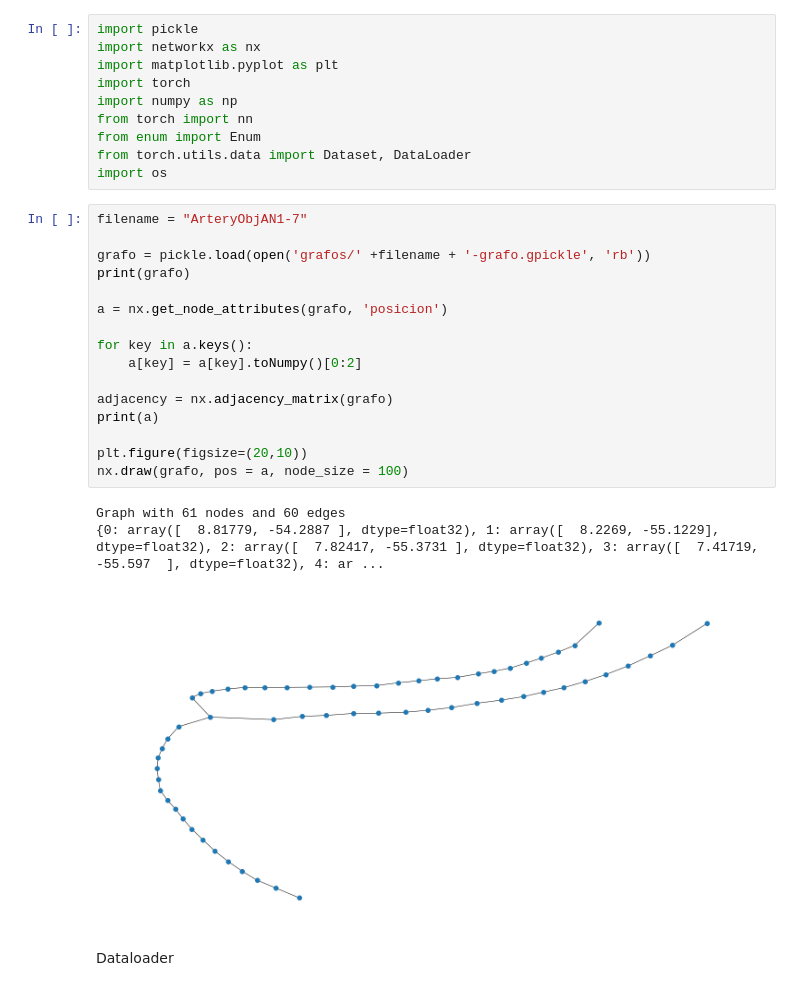
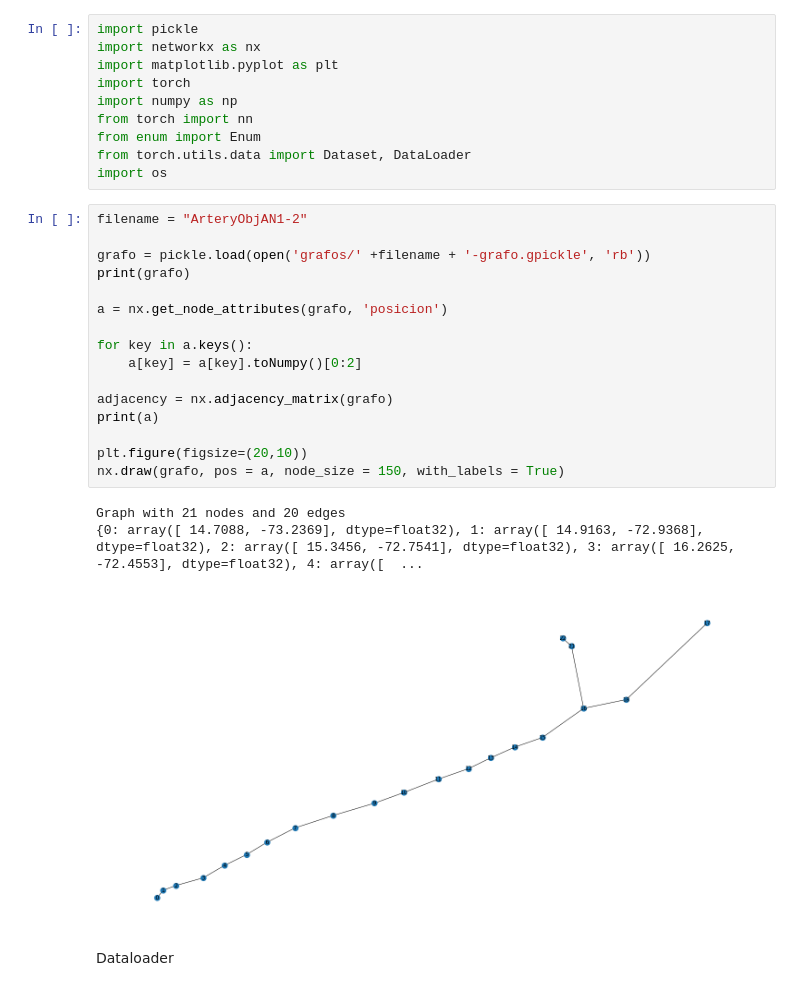
Before and after one commit to PauFeld/Intra, a Jupyter notebook: autoencoder/aen.ipynb, the cells around one changed output. Saved outputs shown, nothing was run; the diff lists cells and outputs as text.

```diff
--- a/autoencoder/aen.ipynb
+++ b/autoencoder/aen.ipynb
@@ -9,25 +9,25 @@ from enum import Enum
 from torch.utils.data import Dataset, DataLoader
 import os
 # %%
-filename = "ArteryObjAN1-7"
+filename = "ArteryObjAN1-2"
 
 grafo = pickle.load(open('grafos/' +filename + '-grafo.gpickle', 'rb'))
 print(grafo)
 
 a = nx.get_node_attributes(grafo, 'posicion')
 
 for key in a.keys():
     a[key] = a[key].toNumpy()[0:2]
 
 adjacency = nx.adjacency_matrix(grafo)
 print(a)
 
 plt.figure(figsize=(20,10))
-nx.draw(grafo, pos = a, node_size = 100)
+nx.draw(grafo, pos = a, node_size = 150, with_labels = True)
 # %% [output]
-Graph with 61 nodes and 60 edges
-{0: array([  8.81779, -54.2887 ], dtype=float32), 1: array([  8.2269, -55.1229], dtype=float32), 2: array([  7.82417, -55.3731 ], dtype=float32), 3: array([  7.41719, -55.597  ], dtype=float32), 4: ar ...
+Graph with 21 nodes and 20 edges
+{0: array([ 14.7088, -73.2369], dtype=float32), 1: array([ 14.9163, -72.9368], dtype=float32), 2: array([ 15.3456, -72.7541], dtype=float32), 3: array([ 16.2625, -72.4553], dtype=float32), 4: array([  ...
-[figure, old version]
+[figure, new version]
 # %% [markdown]
 Dataloader
 # %%
```
Also changed, not shown: 14 other files.
